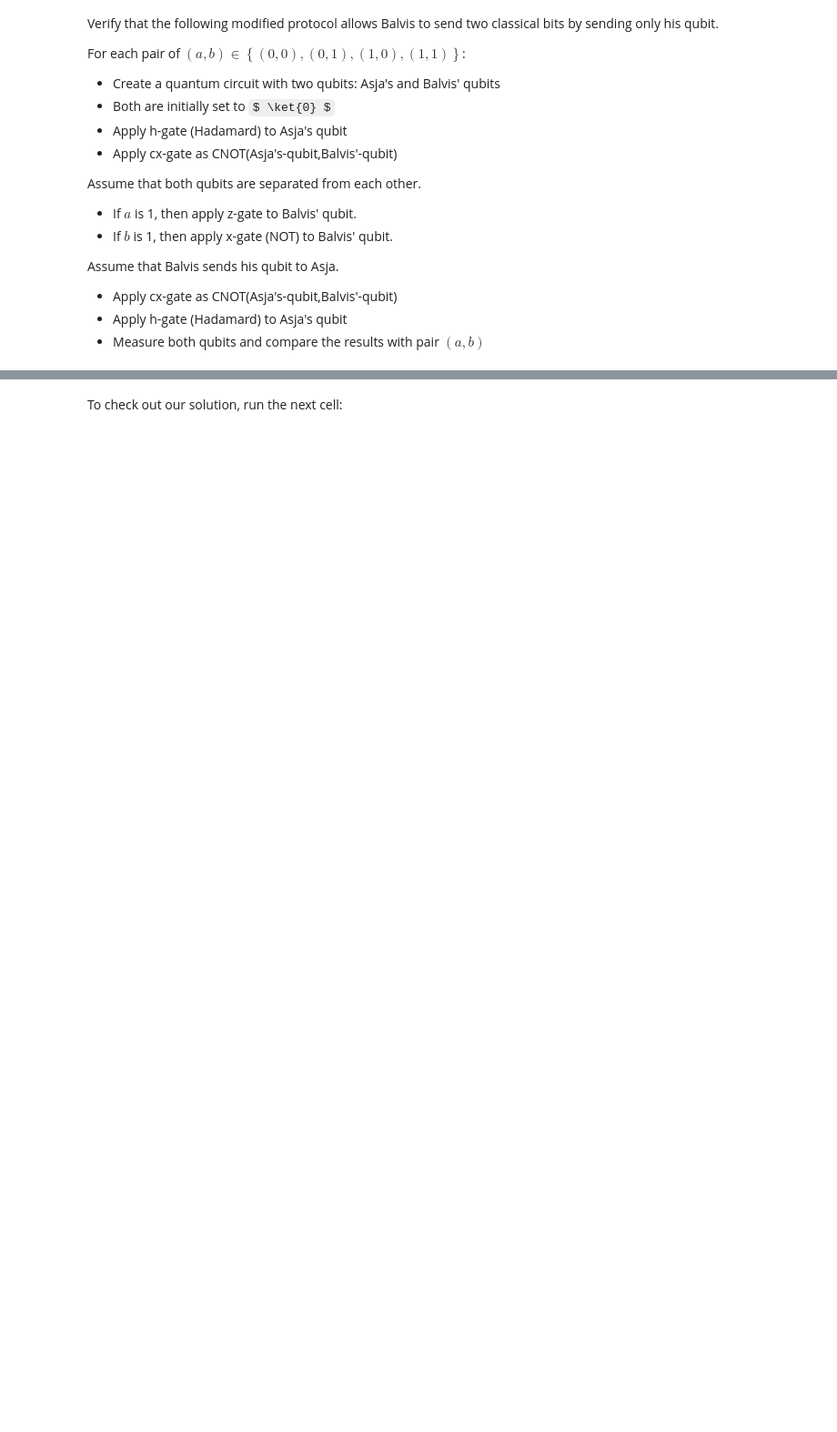
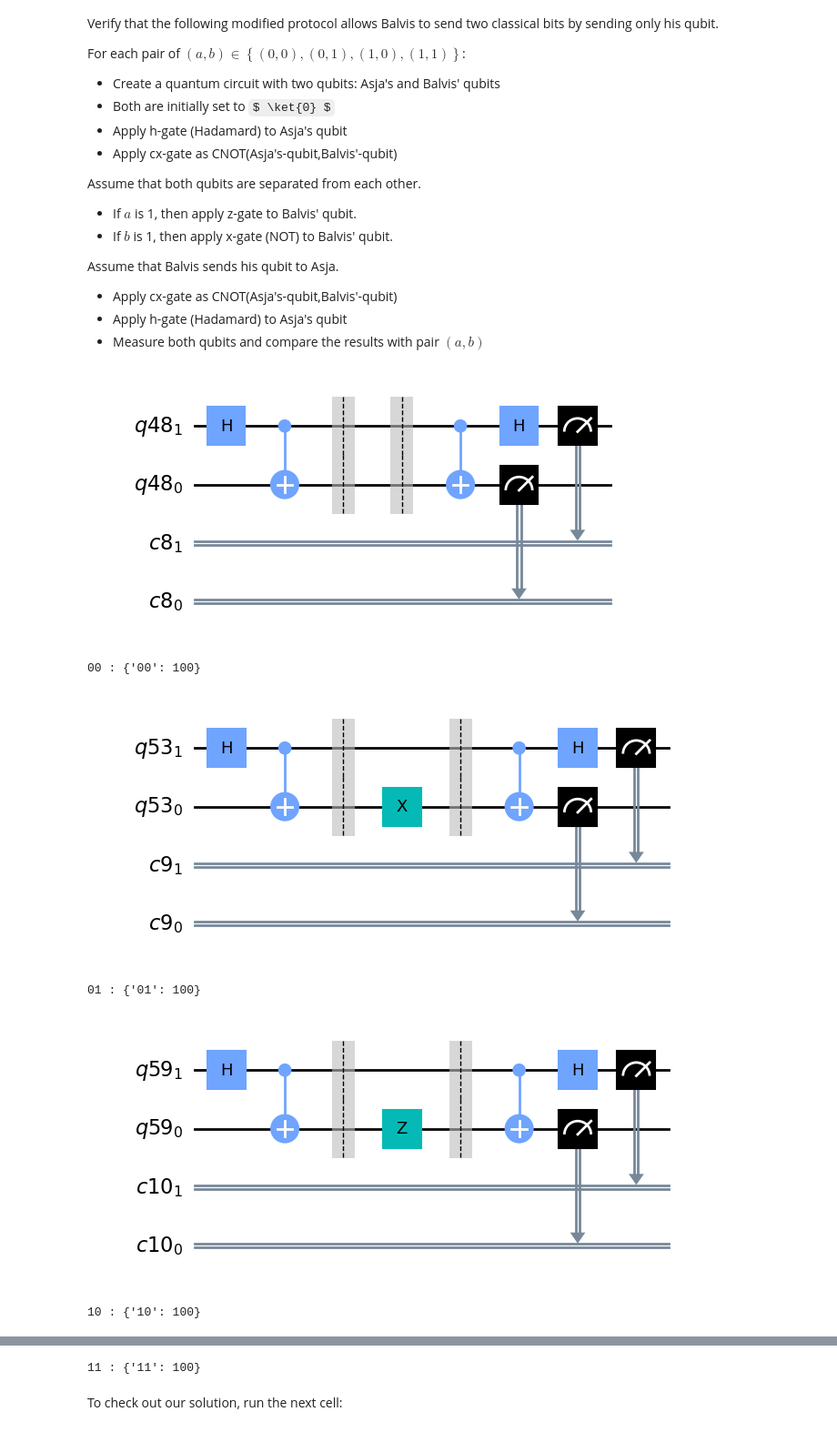
Before and after one commit to james-lucius/qureca_ADEQUATE, a Jupyter notebook: M2_311_Entanglement_Superdense_Coding_Exercise.ipynb, the cells around one changed output, grey strips where cells are left out. Shown at 91% size. Drawn from its saved outputs; the diff is of its cells as text; code cells hidden in the pictures; some formulas as TeX source; blank space fills up the shorter version.

```diff
--- a/M2_311_Entanglement_Superdense_Coding_Exercise.ipynb
+++ b/M2_311_Entanglement_Superdense_Coding_Exercise.ipynb
@@ -152,0 +176,39 @@ all_pairs = ['00','01','10','11']
+# %%
+# import all necessary objects and methods for quantum circuits
+from qiskit import QuantumRegister, ClassicalRegister, QuantumCircuit, execute, Aer
+
+all_pairs = ['00','01','10','11']
+
+#
+# your code is here
+#
+for pair in all_pairs:
+  q = QuantumRegister(2)
+  c = ClassicalRegister(2)
+  qc = QuantumCircuit(q, c)
+
+  qc.h(q[1])
+  qc.cx(q[1], q[0])
+  qc.barrier()
+
+  if pair[0] == '1': qc.z(q[0])
+  if pair[1] == '1': qc.x(q[0])
+  qc.barrier()
+
+  qc.cx(q[1], q[0])
+  qc.h(q[1])
+
+  qc.measure(q, c)
+  display(qc.draw(output = 'mpl', reverse_bits = True))
+
+  job = execute(qc, Aer.get_backend('qasm_simulator'), shots = 100)
+  counts = job.result().get_counts(qc)
+  print(f"{pair} : {counts}")
+  print()
+# %% [output]
+[figure, added]
+00 : {'00': 100}
+[figure, added]
+01 : {'01': 100}
+[figure, added]
+10 : {'10': 100}
@@ -153,3 +216,4 @@ all_pairs = ['00','01','10','11']
+11 : {'11': 100}
 # %% [markdown]
 To check out our solution, run the next cell:
 # %%
```
Also changed, not shown: parts of 5 cells of this notebook.
